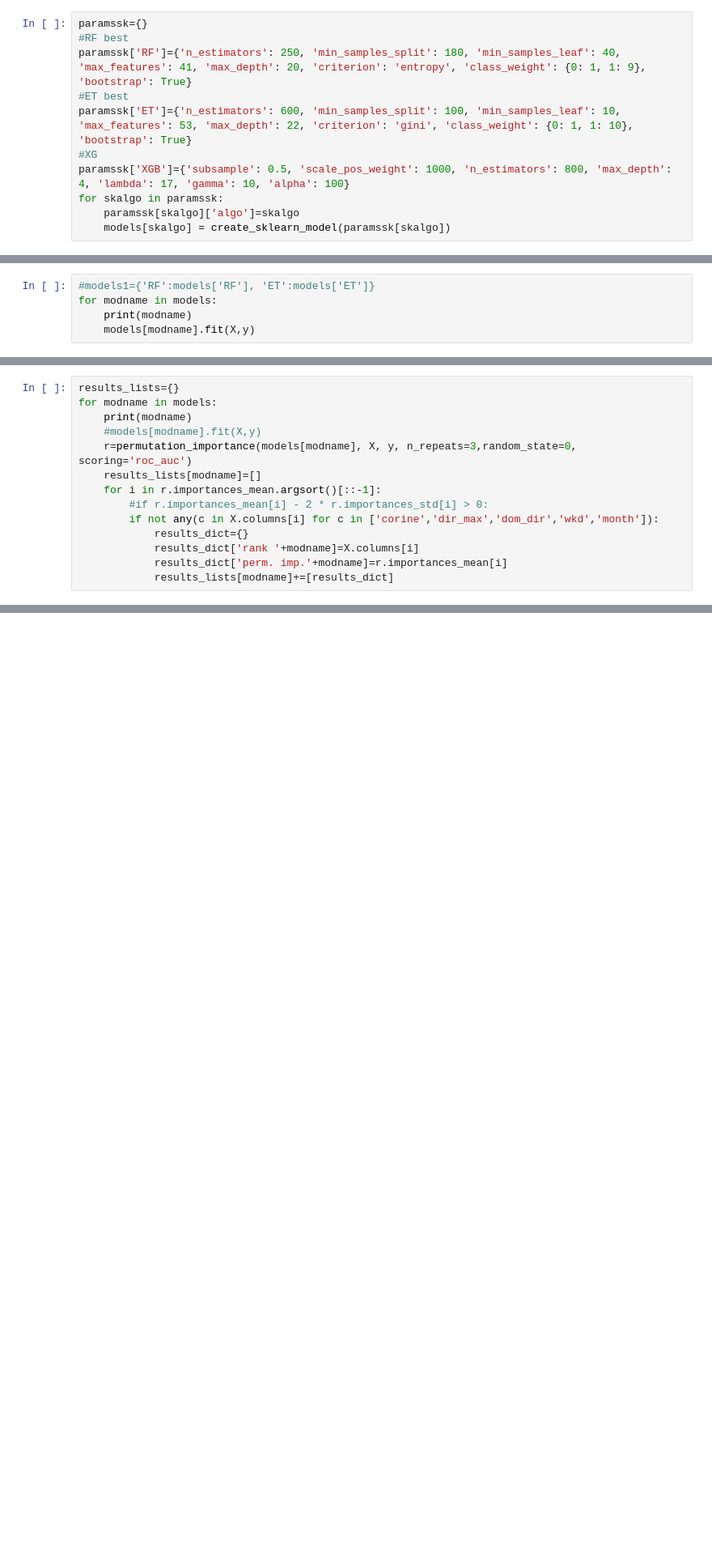
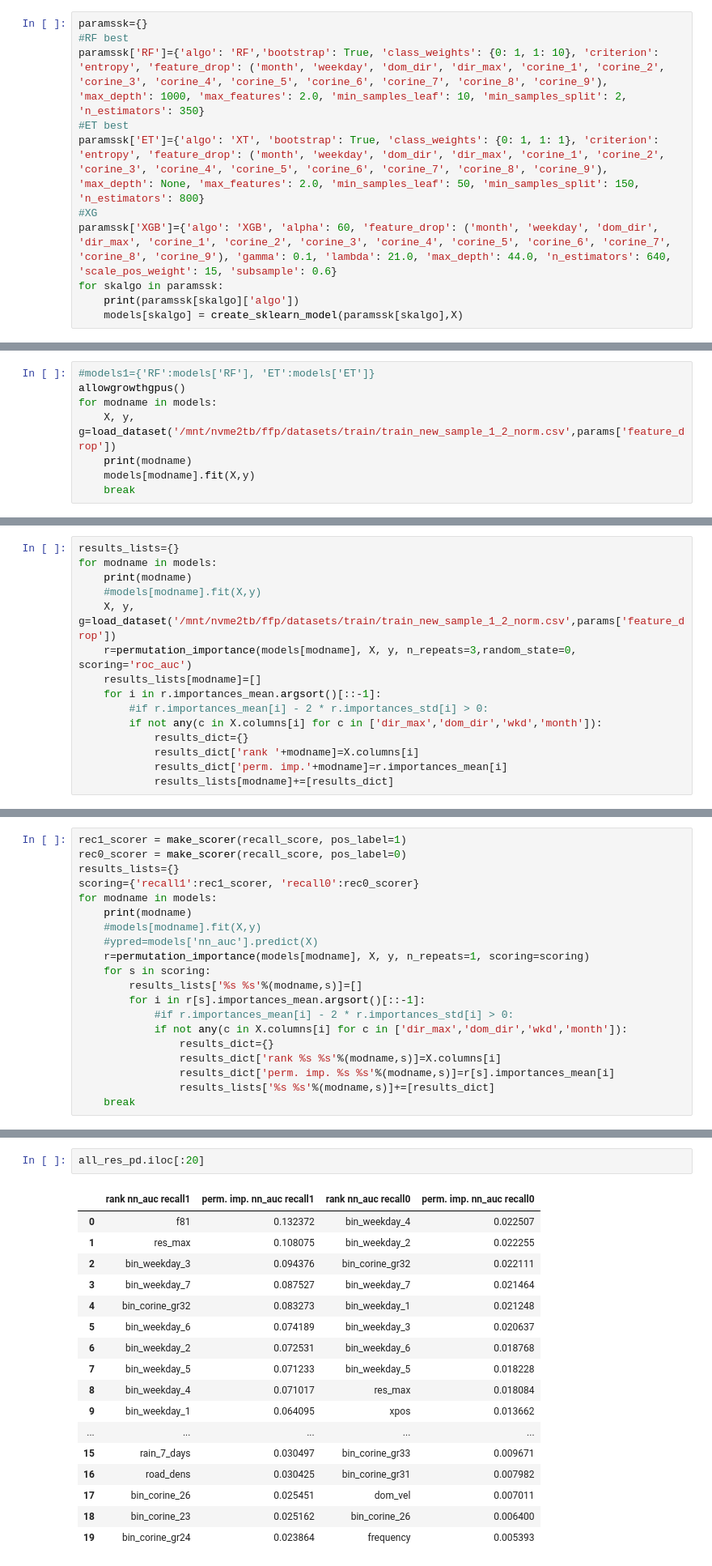
Before and after one commit to PREFERRED2022/mlfires-classic, a Jupyter notebook: ML_fires_al/featureimportance.ipynb, the cells around one changed output, grey strips where cells are left out. Shown: that part at 81% size. Saved outputs shown, nothing was run; the diff lists cells and outputs as text; blank space fills up the shorter version.

```diff
--- a/ML_fires_al/featureimportance.ipynb
+++ b/ML_fires_al/featureimportance.ipynb
@@ -193,11 +88,11 @@ for paramset in params:
 # %%
 paramssk={}
 #RF best
-paramssk['RF']={'n_estimators': 250, 'min_samples_split': 180, 'min_samples_leaf': 40, 'max_features': 41, 'max_depth': 20, 'criterion': 'entropy', 'class_weight': {0: 1, 1: 9}, 'bootstrap': True}
+paramssk['RF']={'algo': 'RF','bootstrap': True, 'class_weights': {0: 1, 1: 10}, 'criterion': 'entropy', 'feature_drop': ('month', 'weekday', 'dom_dir', 'dir_max', 'corine_1', 'corine_2', 'corine_3', 'corine_4', 'corine_5', 'corine_6', 'corine_7', 'corine_8', 'corine_9'), 'max_depth': 1000, 'max_features': 2.0, 'min_samples_leaf': 10, 'min_samples_split': 2, 'n_estimators': 350}
 #ET best
-paramssk['ET']={'n_estimators': 600, 'min_samples_split': 100, 'min_samples_leaf': 10, 'max_features': 53, 'max_depth': 22, 'criterion': 'gini', 'class_weight': {0: 1, 1: 10}, 'bootstrap': True}
+paramssk['ET']={'algo': 'XT', 'bootstrap': True, 'class_weights': {0: 1, 1: 1}, 'criterion': 'entropy', 'feature_drop': ('month', 'weekday', 'dom_dir', 'dir_max', 'corine_1', 'corine_2', 'corine_3', 'corine_4', 'corine_5', 'corine_6', 'corine_7', 'corine_8', 'corine_9'), 'max_depth': None, 'max_features': 2.0, 'min_samples_leaf': 50, 'min_samples_split': 150, 'n_estimators': 800}
 #XG
-paramssk['XGB']={'subsample': 0.5, 'scale_pos_weight': 1000, 'n_estimators': 800, 'max_depth': 4, 'lambda': 17, 'gamma': 10, 'alpha': 100}
+paramssk['XGB']={'algo': 'XGB', 'alpha': 60, 'feature_drop': ('month', 'weekday', 'dom_dir', 'dir_max', 'corine_1', 'corine_2', 'corine_3', 'corine_4', 'corine_5', 'corine_6', 'corine_7', 'corine_8', 'corine_9'), 'gamma': 0.1, 'lambda': 21.0, 'max_depth': 44.0, 'n_estimators': 640, 'scale_pos_weight': 15, 'subsample': 0.6}
 for skalgo in paramssk:
-    paramssk[skalgo]['algo']=skalgo
-    models[skalgo] = create_sklearn_model(paramssk[skalgo])
+    print(paramssk[skalgo]['algo'])
+    models[skalgo] = create_sklearn_model(paramssk[skalgo],X)
@@ -226,6 +123,9 @@ models
 # %%
 #models1={'RF':models['RF'], 'ET':models['ET']}
+allowgrowthgpus()
 for modname in models:
+    X, y, g=load_dataset('/mnt/nvme2tb/ffp/datasets/train/train_new_sample_1_2_norm.csv',params['feature_drop'])
     print(modname)
     models[modname].fit(X,y)
+    break
 # %% [output]
@@ -241,11 +136,12 @@ results_lists={}
 for modname in models:
     print(modname)
     #models[modname].fit(X,y)
+    X, y, g=load_dataset('/mnt/nvme2tb/ffp/datasets/train/train_new_sample_1_2_norm.csv',params['feature_drop'])
     r=permutation_importance(models[modname], X, y, n_repeats=3,random_state=0, scoring='roc_auc')
     results_lists[modname]=[]
     for i in r.importances_mean.argsort()[::-1]:
         #if r.importances_mean[i] - 2 * r.importances_std[i] > 0:
-        if not any(c in X.columns[i] for c in ['corine','dir_max','dom_dir','wkd','month']):
+        if not any(c in X.columns[i] for c in ['dir_max','dom_dir','wkd','month']):
             results_dict={}
             results_dict['rank '+modname]=X.columns[i]
             results_dict['perm. imp.'+modname]=r.importances_mean[i]
@@ -260,0 +183,20 @@ XGB
+# %%
+rec1_scorer = make_scorer(recall_score, pos_label=1)
+rec0_scorer = make_scorer(recall_score, pos_label=0)
+results_lists={}
+scoring={'recall1':rec1_scorer, 'recall0':rec0_scorer}
+for modname in models:
+    print(modname)
+    #models[modname].fit(X,y)
+    #ypred=models['nn_auc'].predict(X)
+    r=permutation_importance(models[modname], X, y, n_repeats=1, scoring=scoring)
+    for s in scoring:
+        results_lists['%s %s'%(modname,s)]=[]
+        for i in r[s].importances_mean.argsort()[::-1]:
+            #if r.importances_mean[i] - 2 * r.importances_std[i] > 0:
+            if not any(c in X.columns[i] for c in ['dir_max','dom_dir','wkd','month']):
+                results_dict={}
+                results_dict['rank %s %s'%(modname,s)]=X.columns[i]
+                results_dict['perm. imp. %s %s'%(modname,s)]=r[s].importances_mean[i]
+                results_lists['%s %s'%(modname,s)]+=[results_dict]
+    break
@@ -271,5 +251,25 @@ results_pd=[]
 for mod in results_lists:
     results_pd+=[pd.DataFrame(results_lists[mod])]
 all_res_pd=pd.concat(results_pd, axis=1)
+# %%
+all_res_pd.iloc[:20]
+# %% [output]
+|  | rank nn_auc recall1 | perm. imp. nn_auc recall1 | rank nn_auc recall0 | perm. imp. nn_auc recall0 |
+| 0 | f81 | 0.132372 | bin_weekday_4 | 0.022507 |
+| 1 | res_max | 0.108075 | bin_weekday_2 | 0.022255 |
+| 2 | bin_weekday_3 | 0.094376 | bin_corine_gr32 | 0.022111 |
+| 3 | bin_weekday_7 | 0.087527 | bin_weekday_7 | 0.021464 |
+| 4 | bin_corine_gr32 | 0.083273 | bin_weekday_1 | 0.021248 |
+| 5 | bin_weekday_6 | 0.074189 | bin_weekday_3 | 0.020637 |
+| 6 | bin_weekday_2 | 0.072531 | bin_weekday_6 | 0.018768 |
+| 7 | bin_weekday_5 | 0.071233 | bin_weekday_5 | 0.018228 |
+| 8 | bin_weekday_4 | 0.071017 | res_max | 0.018084 |
+| 9 | bin_weekday_1 | 0.064095 | xpos | 0.013662 |
+| ... | ... | ... | ... | ... |
+| 15 | rain_7_days | 0.030497 | bin_corine_gr33 | 0.009671 |
+| 16 | road_dens | 0.030425 | bin_corine_gr31 | 0.007982 |
+| 17 | bin_corine_26 | 0.025451 | dom_vel | 0.007011 |
+| 18 | bin_corine_23 | 0.025162 | bin_corine_26 | 0.006400 |
+| 19 | bin_corine_gr24 | 0.023864 | frequency | 0.005393 |
 # %%
 all_res_pd.to_csv('results/permimpall.csv', index=False)
```
Also changed, not shown: parts of 17 cells of this notebook, 24 other files.
